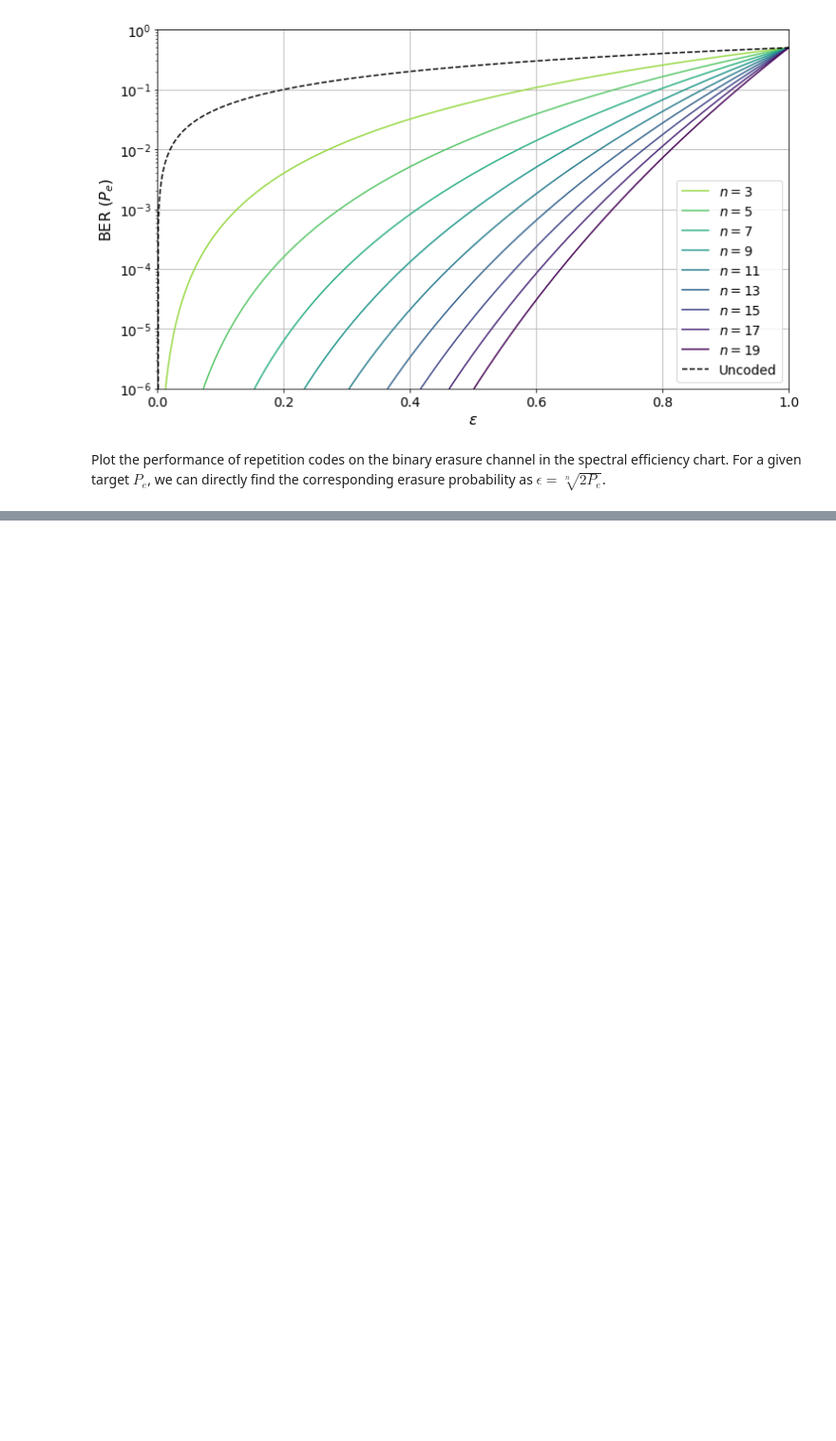
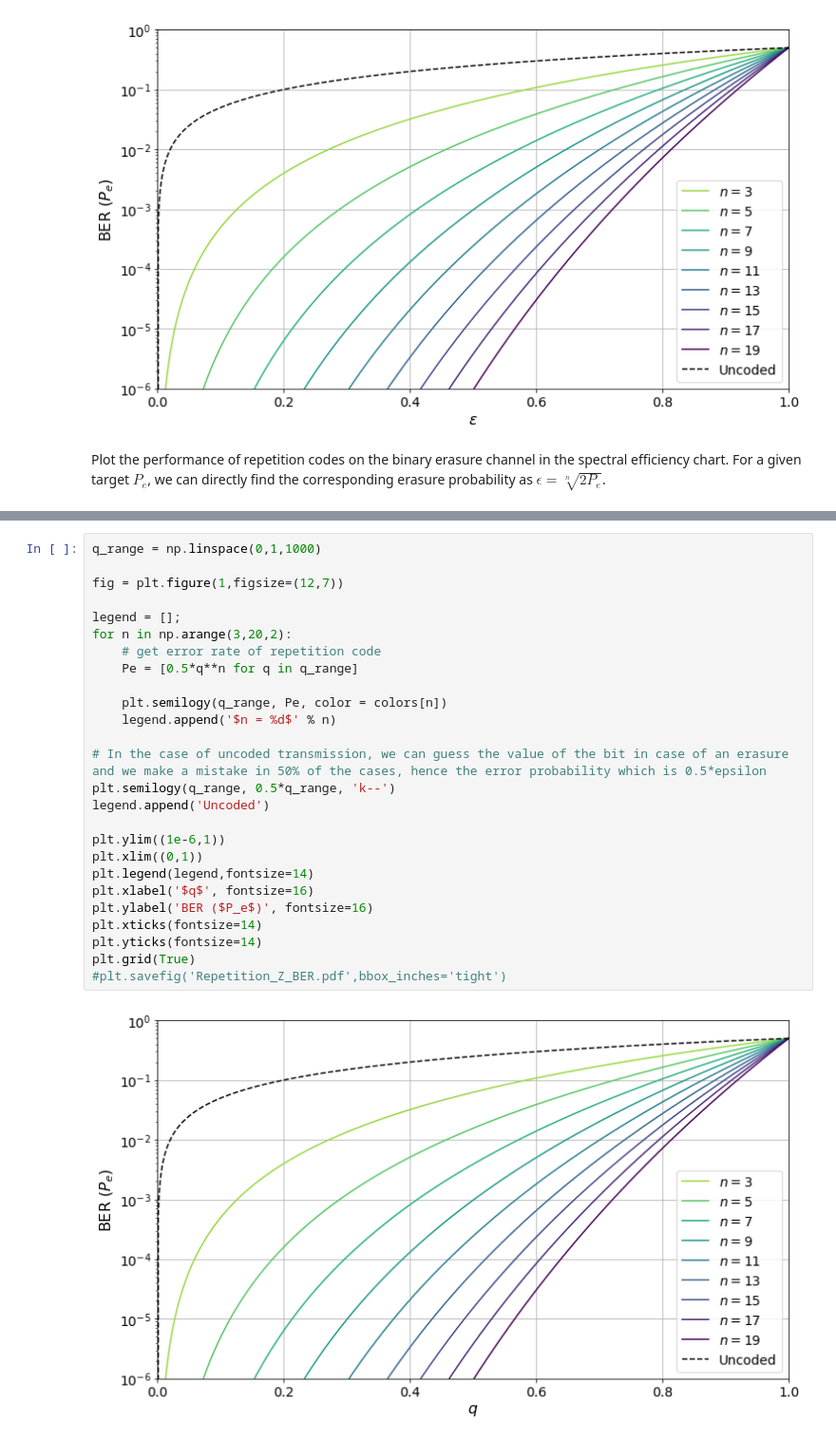
Before and after one commit to kit-cel/lecture-examples, a Jupyter notebook: cc2/ch2_Codes_Basic_Concepts/Repetition_Codes.ipynb, the cells around one changed output, grey strips where cells are left out. Shown at 95% size. Saved outputs shown, nothing was run; the diff lists cells and outputs as text; blank space fills up the shorter version.

```diff
--- a/cc2/ch2_Codes_Basic_Concepts/Repetition_Codes.ipynb
+++ b/cc2/ch2_Codes_Basic_Concepts/Repetition_Codes.ipynb
@@ -203,0 +218,28 @@ plt.grid(True)
+# %%
+q_range = np.linspace(0,1,1000)
+
+fig = plt.figure(1,figsize=(12,7))
+
+legend = [];
+for n in np.arange(3,20,2):
+    # get error rate of repetition code
+    Pe = [0.5*q**n for q in q_range]
+
+    plt.semilogy(q_range, Pe, color = colors[n])
+    legend.append('$n = %d$' % n)
+
+# In the case of uncoded transmission, we can guess the value of the bit in case of an erasure and we make a mistake in 50% of the cases, hence the error probability which is 0.5*epsilon
+plt.semilogy(q_range, 0.5*q_range, 'k--')
+legend.append('Uncoded')
+
+plt.ylim((1e-6,1))
+plt.xlim((0,1))
+plt.legend(legend,fontsize=14)
+plt.xlabel('$q$', fontsize=16)
+plt.ylabel('BER ($P_e$)', fontsize=16)
+plt.xticks(fontsize=14)
+plt.yticks(fontsize=14)
+plt.grid(True)
+#plt.savefig('Repetition_Z_BER.pdf',bbox_inches='tight')
+# %% [output]
+[figure, added]
```
Also changed, not shown: parts of 6 cells of this notebook.
